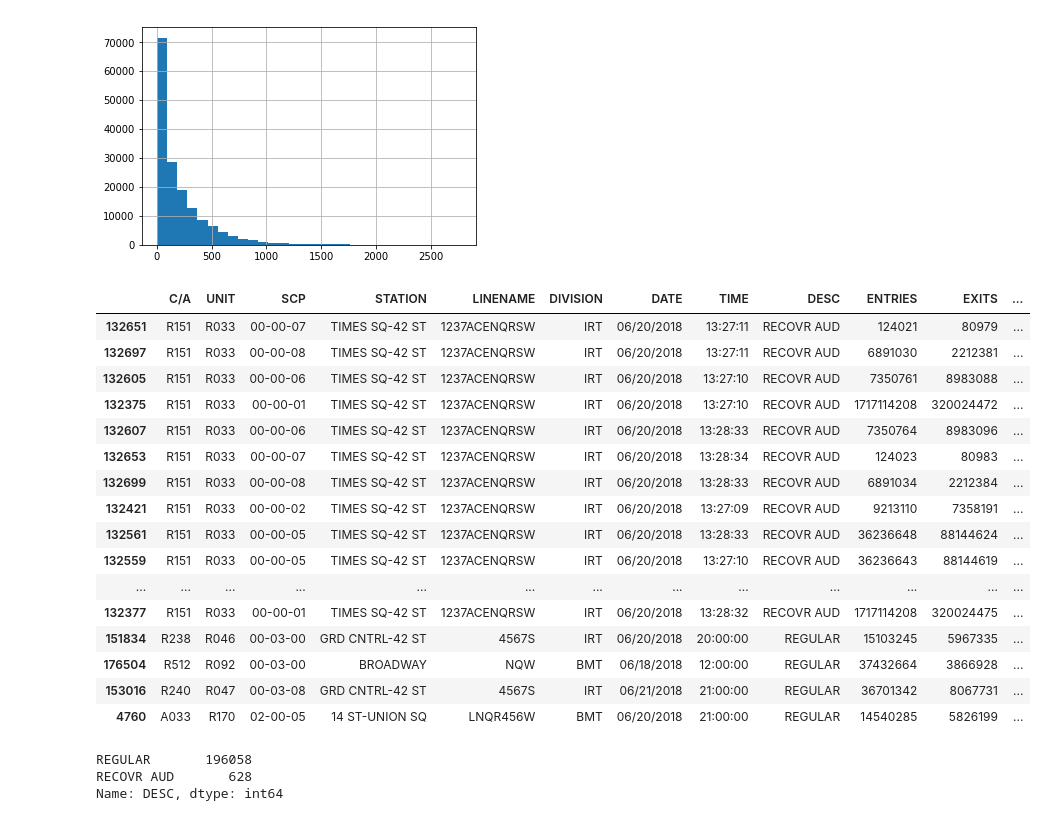
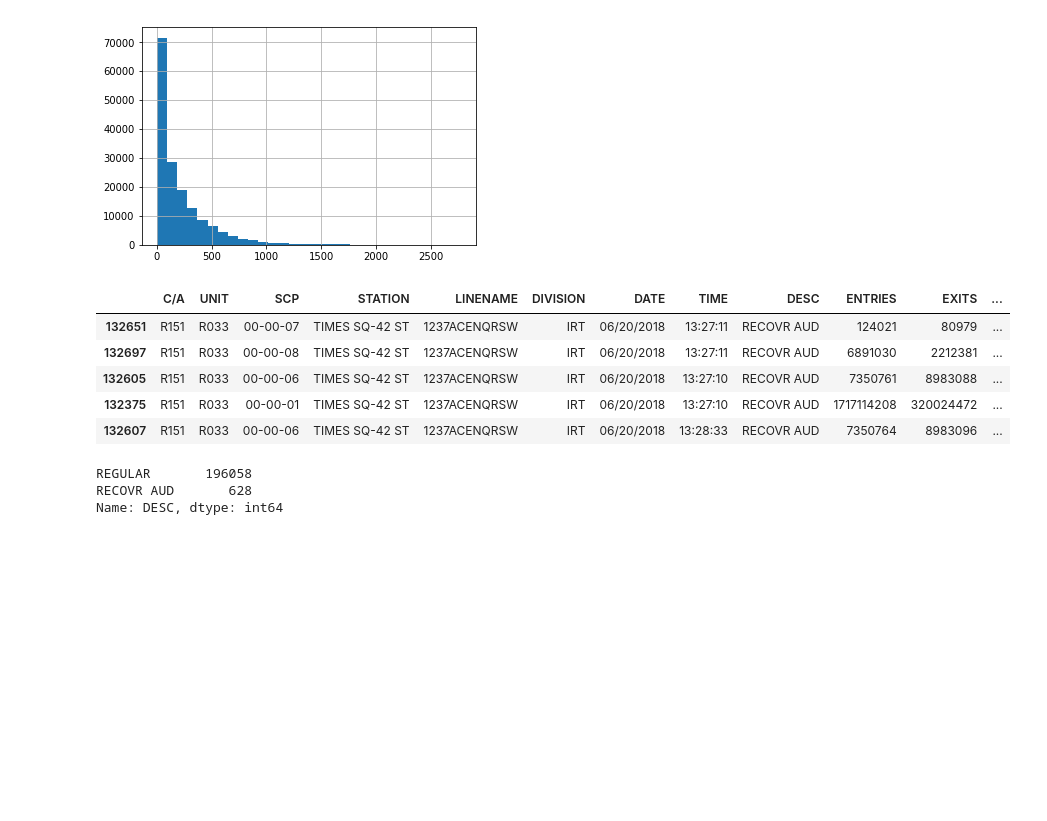
Before and after one commit to BotScutters/metis-project-01, a Jupyter notebook: initial_exploration.ipynb, the cells around one changed output. Saved outputs shown, nothing was run; the diff lists cells and outputs as text; code cells hidden in the pictures; blank space fills up the shorter version.

```diff
--- a/initial_exploration.ipynb
+++ b/initial_exploration.ipynb
@@ -93,8 +98,3 @@ data.head()
 | 2 | A002 | R051 | 02-00-00 | 59 ST | NQR456W | BMT | 06/16/2018 | 08:00:00 | REGULAR | 6658766 | 2257068 |
 | 3 | A002 | R051 | 02-00-00 | 59 ST | NQR456W | BMT | 06/16/2018 | 12:00:00 | REGULAR | 6658866 | 2257139 |
 | 4 | A002 | R051 | 02-00-00 | 59 ST | NQR456W | BMT | 06/16/2018 | 16:00:00 | REGULAR | 6659043 | 2257188 |
-# %%
-data['TIMESTAMP'] = pd.to_datetime(data['DATE'] + data['TIME'], format='%m/%d/%Y%H:%M:%S')
-data['HOURS'] = data['TIME_DELTA'] / np.timedelta64(1, 'h')
-data['ENTRY_RATE'] = data['ENTRIES_DIFF'] / data['HOURS']
-data.head()
@@ -112,4 +100,0 @@ AttributeError: 'Timedelta' object has no attribute 'hours'
-# %%
-data[['TIME_DELTA', 'ENTRIES_DIFF', 'EXITS_DIFF']] = data.groupby(
-    by=['SCP', 'UNIT'])[['TIMESTAMP', 'ENTRIES', 'EXITS']].diff()
-data
@@ -122,0 +101,17 @@ data
+# %%
+# Create column of datetime objects for each row
+f = '%m/%d/%Y%H:%M:%S'
+data['TIMESTAMP'] = pd.to_datetime(data['DATE'] + data['TIME'], format=f)
+
+# Calculate row diffs
+cols_to_diff = ['TIMESTAMP', 'ENTRIES', 'EXITS']
+new_cols = ['TIME_DELTA', 'ENTRIES_DIFF', 'EXITS_DIFF']
+data[new_cols] = data.groupby(by=['SCP', 'UNIT'])[cols_to_diff].diff()
+
+# Calculate time in hours since last entry
+data['HOURS'] = data['TIME_DELTA'] / np.timedelta64(1, 'h')
+
+# Calculate entries per hour for given turnstile
+data['ENTRY_RATE'] = data['ENTRIES_DIFF'] / data['HOURS']
+
+data.head(50)
@@ -179,25 +252,14 @@ data[(data['ENTRIES_DIFF'] < 3000) & (data['ENTRIES_DIFF'] > 0)]['ENTRIES_DIFF']
 # %%
 filtered_data = data[(data['ENTRIES_DIFF'] < 10000) & (data['ENTRIES_DIFF'] > 0)]
 # %%
-filtered_data.sort_values(by=['ENTRY_RATE'], ascending=False).head(30)
+filtered_data.sort_values(by=['ENTRY_RATE'], ascending=False).head()
 # %% [output]
 |  | C/A | UNIT | SCP | STATION | LINENAME | DIVISION | DATE | TIME | DESC | ENTRIES | EXITS | ... |
 | 132651 | R151 | R033 | 00-00-07 | TIMES SQ-42 ST | 1237ACENQRSW | IRT | 06/20/2018 | 13:27:11 | RECOVR AUD | 124021 | 80979 | ... |
 | 132697 | R151 | R033 | 00-00-08 | TIMES SQ-42 ST | 1237ACENQRSW | IRT | 06/20/2018 | 13:27:11 | RECOVR AUD | 6891030 | 2212381 | ... |
 | 132605 | R151 | R033 | 00-00-06 | TIMES SQ-42 ST | 1237ACENQRSW | IRT | 06/20/2018 | 13:27:10 | RECOVR AUD | 7350761 | 8983088 | ... |
 | 132375 | R151 | R033 | 00-00-01 | TIMES SQ-42 ST | 1237ACENQRSW | IRT | 06/20/2018 | 13:27:10 | RECOVR AUD | 1717114208 | 320024472 | ... |
 | 132607 | R151 | R033 | 00-00-06 | TIMES SQ-42 ST | 1237ACENQRSW | IRT | 06/20/2018 | 13:28:33 | RECOVR AUD | 7350764 | 8983096 | ... |
-| 132653 | R151 | R033 | 00-00-07 | TIMES SQ-42 ST | 1237ACENQRSW | IRT | 06/20/2018 | 13:28:34 | RECOVR AUD | 124023 | 80983 | ... |
-| 132699 | R151 | R033 | 00-00-08 | TIMES SQ-42 ST | 1237ACENQRSW | IRT | 06/20/2018 | 13:28:33 | RECOVR AUD | 6891034 | 2212384 | ... |
-| 132421 | R151 | R033 | 00-00-02 | TIMES SQ-42 ST | 1237ACENQRSW | IRT | 06/20/2018 | 13:27:09 | RECOVR AUD | 9213110 | 7358191 | ... |
-| 132561 | R151 | R033 | 00-00-05 | TIMES SQ-42 ST | 1237ACENQRSW | IRT | 06/20/2018 | 13:28:33 | RECOVR AUD | 36236648 | 88144624 | ... |
-| 132559 | R151 | R033 | 00-00-05 | TIMES SQ-42 ST | 1237ACENQRSW | IRT | 06/20/2018 | 13:27:10 | RECOVR AUD | 36236643 | 88144619 | ... |
-| ... | ... | ... | ... | ... | ... | ... | ... | ... | ... | ... | ... | ... |
-| 132377 | R151 | R033 | 00-00-01 | TIMES SQ-42 ST | 1237ACENQRSW | IRT | 06/20/2018 | 13:28:32 | RECOVR AUD | 1717114208 | 320024475 | ... |
-| 151834 | R238 | R046 | 00-03-00 | GRD CNTRL-42 ST | 4567S | IRT | 06/20/2018 | 20:00:00 | REGULAR | 15103245 | 5967335 | ... |
-| 176504 | R512 | R092 | 00-03-00 | BROADWAY | NQW | BMT | 06/18/2018 | 12:00:00 | REGULAR | 37432664 | 3866928 | ... |
-| 153016 | R240 | R047 | 00-03-08 | GRD CNTRL-42 ST | 4567S | IRT | 06/21/2018 | 21:00:00 | REGULAR | 36701342 | 8067731 | ... |
-| 4760 | A033 | R170 | 02-00-05 | 14 ST-UNION SQ | LNQR456W | BMT | 06/20/2018 | 21:00:00 | REGULAR | 14540285 | 5826199 | ... |
 # %%
 data['DESC'].value_counts()
 # %% [output]
```
Also changed, not shown: parts of 19 cells of this notebook.
